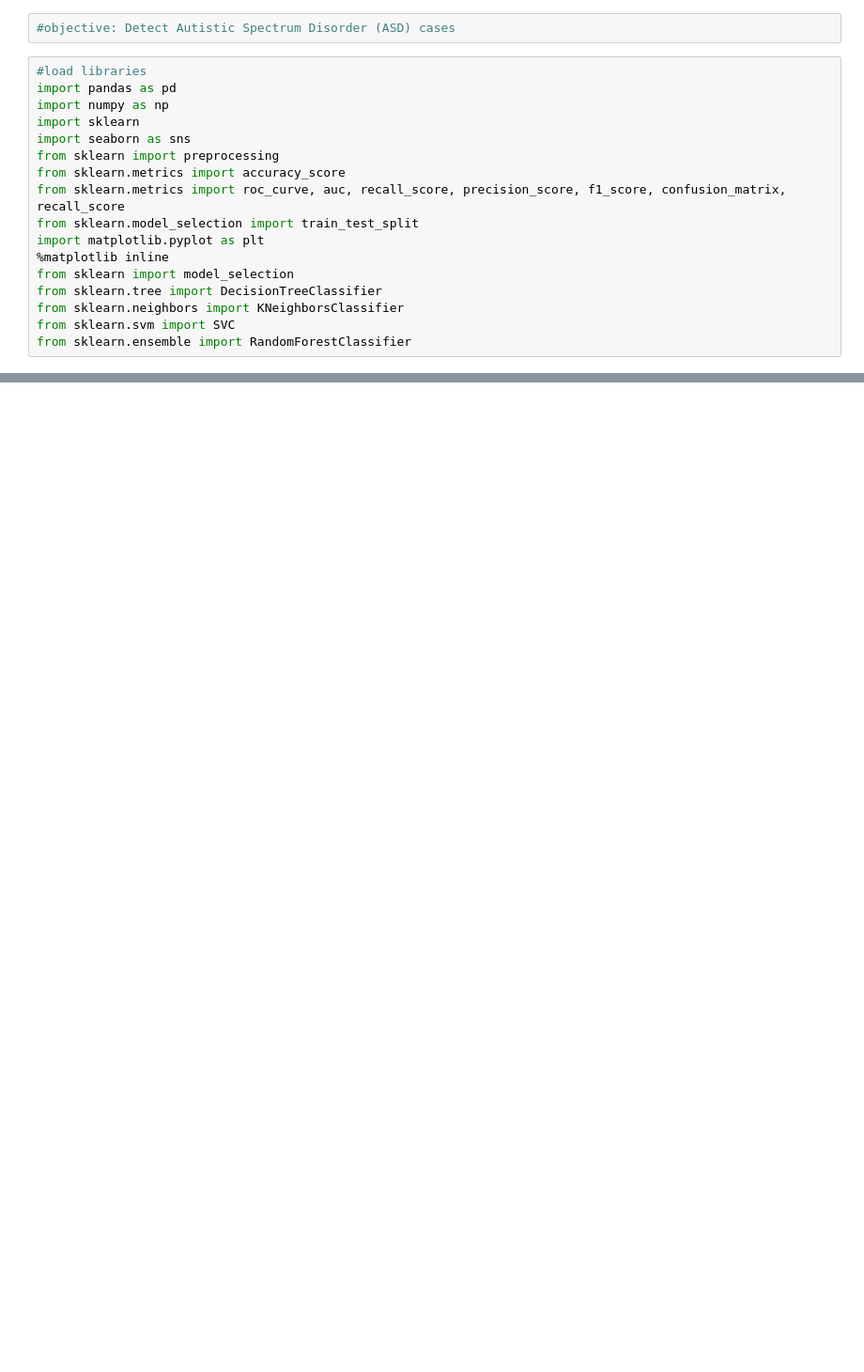
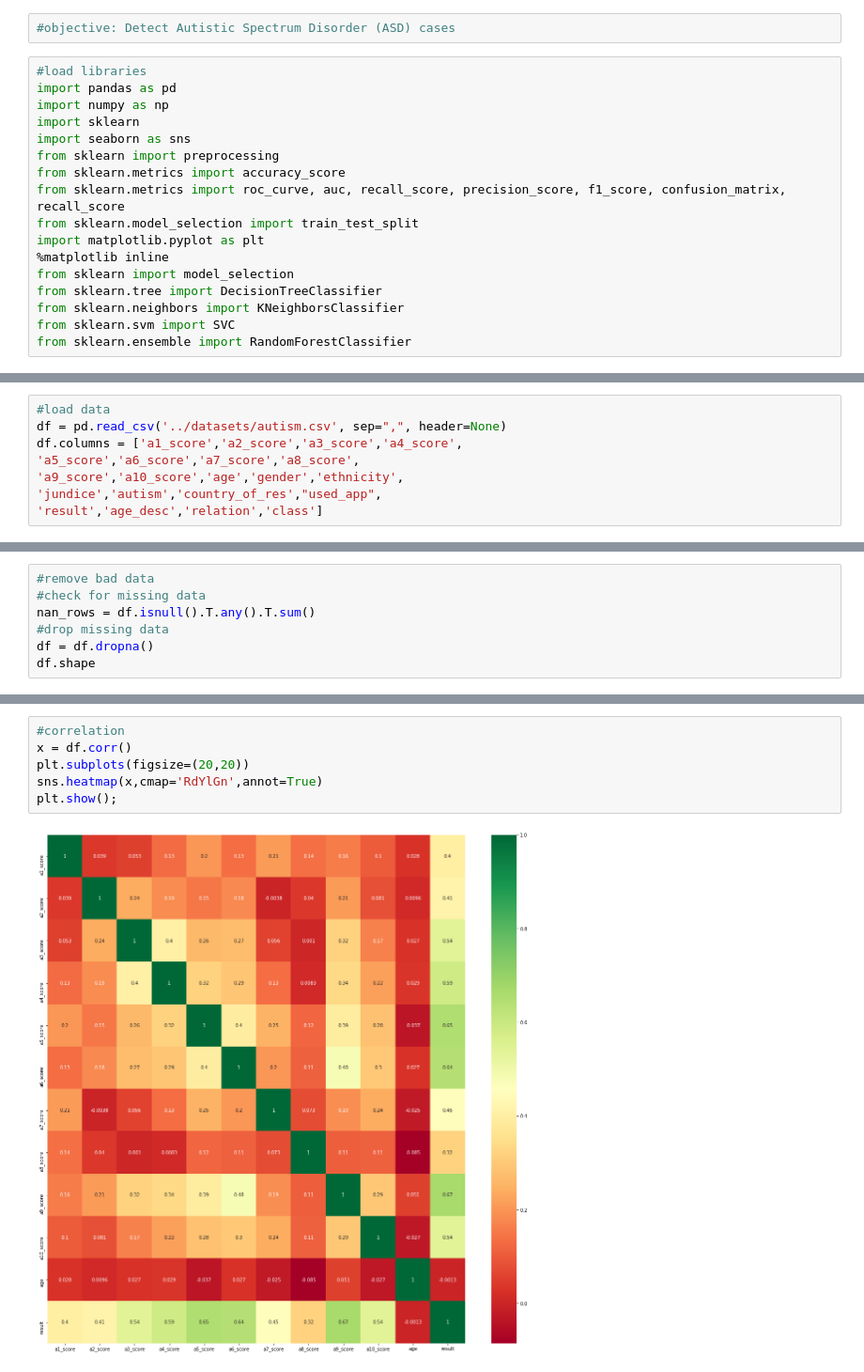
Before and after one commit to edimaudo/Python-projects, a Jupyter notebook: portfolio/autism/autism.ipynb, the cells around one changed output, grey strips where cells are left out. Shown at 94% size. Drawn from its saved outputs; the diff is of its cells as text; blank space fills up the shorter version.

```diff
--- a/portfolio/autism/autism.ipynb
+++ b/portfolio/autism/autism.ipynb
@@ -25,0 +20,8 @@ df.columns = ['class','age','sex','steroid','antivirals','fatigue','malaise',
+# %%
+#load data
+df = pd.read_csv('../datasets/autism.csv', sep=",", header=None)
+df.columns = ['a1_score','a2_score','a3_score','a4_score',
+'a5_score','a6_score','a7_score','a8_score',
+'a9_score','a10_score','age','gender','ethnicity',
+'jundice','autism','country_of_res',"used_app",
+'result','age_desc','relation','class']
@@ -25,0 +43,7 @@ df.columns = ['class','age','sex','steroid','antivirals','fatigue','malaise',
+# %%
+#remove bad data
+#check for missing data
+nan_rows = df.isnull().T.any().T.sum()
+#drop missing data
+df = df.dropna()
+df.shape
@@ -25,0 +65,8 @@ df.columns = ['class','age','sex','steroid','antivirals','fatigue','malaise',
+# %%
+#correlation
+x = df.corr()
+plt.subplots(figsize=(20,20))
+sns.heatmap(x,cmap='RdYlGn',annot=True)
+plt.show();
+# %% [output]
+[figure, added]
```
Also changed, not shown: parts of 9 cells of this notebook.
